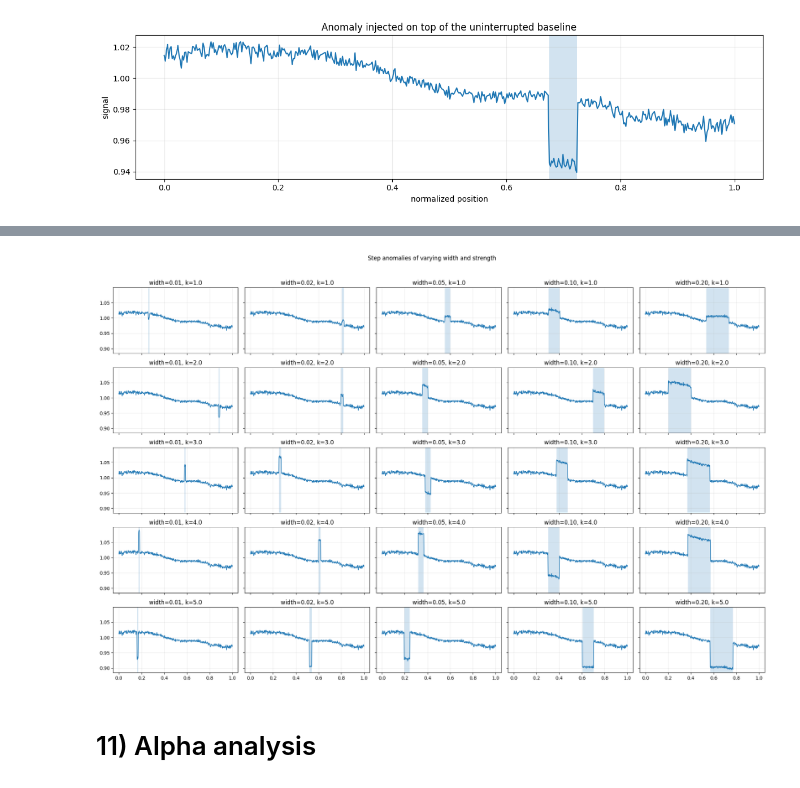
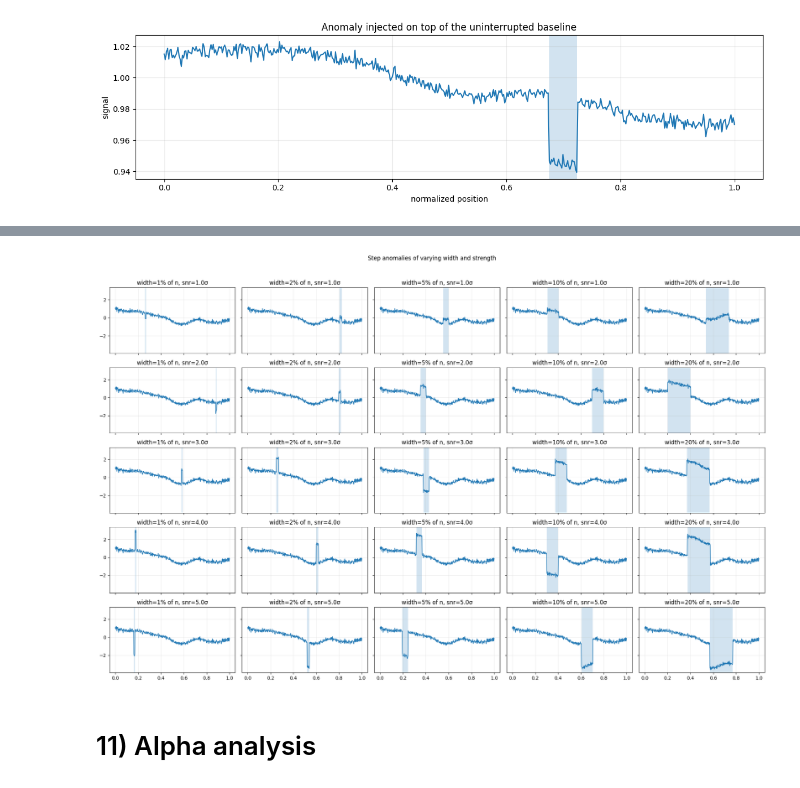
Before and after one commit to BeardyMan37/RegressionScanStats, a Jupyter notebook: gen_synth_data.ipynb, the cells around one changed output, grey strips where cells are left out. Saved outputs shown, nothing was run; the diff lists cells and outputs as text; code cells hidden in the pictures.

```diff
--- a/gen_synth_data.ipynb
+++ b/gen_synth_data.ipynb
@@ -986,0 +1201,12 @@ for kind in ["rect_step"]:
+# %%
+phi1_range = (2, 2)
+phi2_range = (-1, -1)
+# %%
+length = 500
+W      = 50
+seed   = 123
+
+stages_ar2 = generate_staged_signal_ar2(length=length, W=W, phi1_range=phi1_range, phi2_range=phi2_range, seed=seed)
+
+plot_stage_sequence_ar2(stages_ar2, title_prefix=f"n={length}")
+plot_incremental_overlay_ar2(stages_ar2)
@@ -986,0 +1225,19 @@ for kind in ["rect_step"]:
+# %%
+baseline = stages_ar2["noisy_signal"]
+x = stages_ar2["x"]
+
+for kind in ["rect_step"]:
+    y_anom, interval = inject_anomaly_from_baseline(
+        baseline=baseline,
+        W=W,
+        seed=100,
+        kind=kind,
+        strength=2.5,
+        width_frac=0.05,
+    )
+    plot_signal_with_interval(
+        x,
+        y_anom,
+        interval=interval,
+        title=f"Anomaly injected on top of the uninterrupted baseline",
+    )
@@ -994,36 +1347,36 @@ def anomaly_gallery_step(
     seed0: int = 1000,
 ):
     fig, axes = plt.subplots(len(strengths), len(widths), figsize=(4 * len(widths), 2.5 * len(strengths)), sharex=True, sharey=True)
 
     for i, strength in enumerate(strengths):
         for j, width_frac in enumerate(widths):
             ax = axes[i, j] if len(strengths) > 1 else axes[j]
             y, interval = inject_anomaly_from_baseline(
                 baseline=baseline,
                 W=W,
                 seed=seed0 + 17 * i + j,
                 kind="rect_step",
                 strength=float(strength),
                 width_frac=float(width_frac),
             )
             ax.plot(x, y, lw=1.2)
             s, e = interval
             ax.axvspan(x[s], x[e], alpha=0.20)
-            ax.set_title(f"width={width_frac:.2f}, k={strength:.1f}")
+            ax.set_title(f"width={int(width_frac*100)}% of n, snr={strength:.1f}\u03C3")
 
     plt.suptitle("Step anomalies of varying width and strength", y=1.02)
     plt.tight_layout()
     plt.show()
 
 anomaly_gallery_step(
-    baseline=stages["noisy_baseline"],
+    baseline=stages_ar2["noisy_signal"],
     x=stages["x"],
     W=W,
     widths=(0.01, 0.02, 0.05, 0.10, 0.20),
     strengths=(1.0, 2.0, 3.0, 4.0, 5.0),
 )
 # %% [output]
-[figure, old version]
+[figure, new version]
 # %% [markdown]
 # 11) Alpha analysis
 # %%
```
Also changed, not shown: parts of 16 cells of this notebook, 14 other files.
